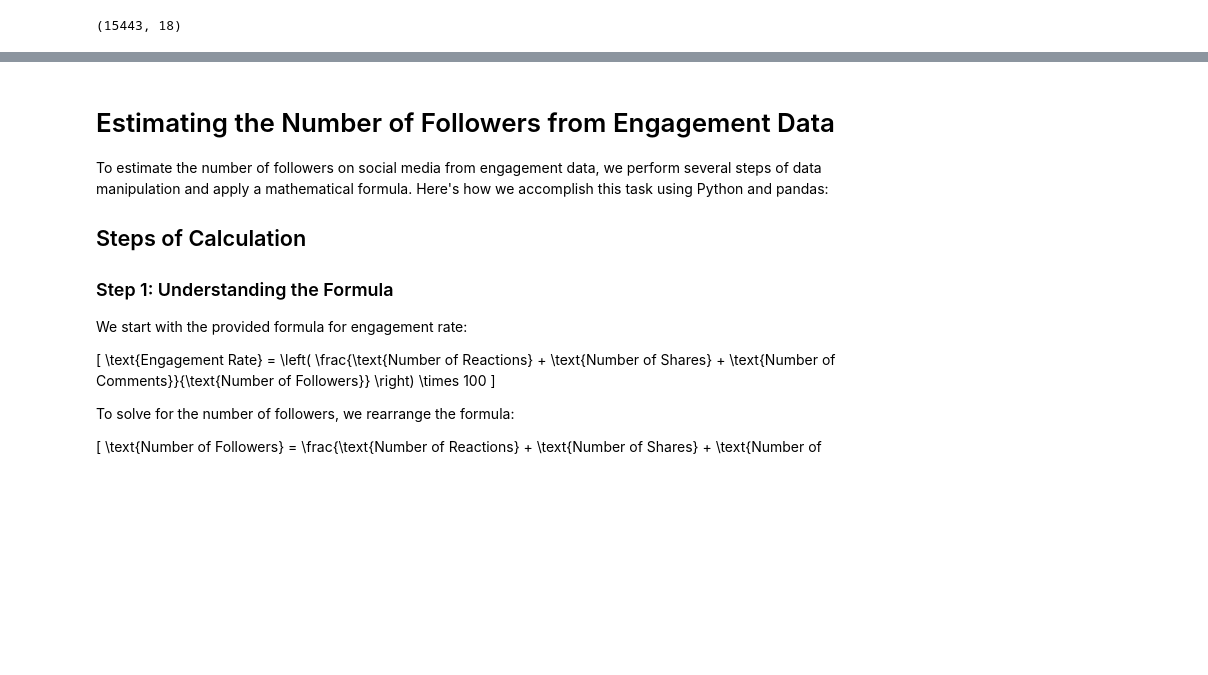
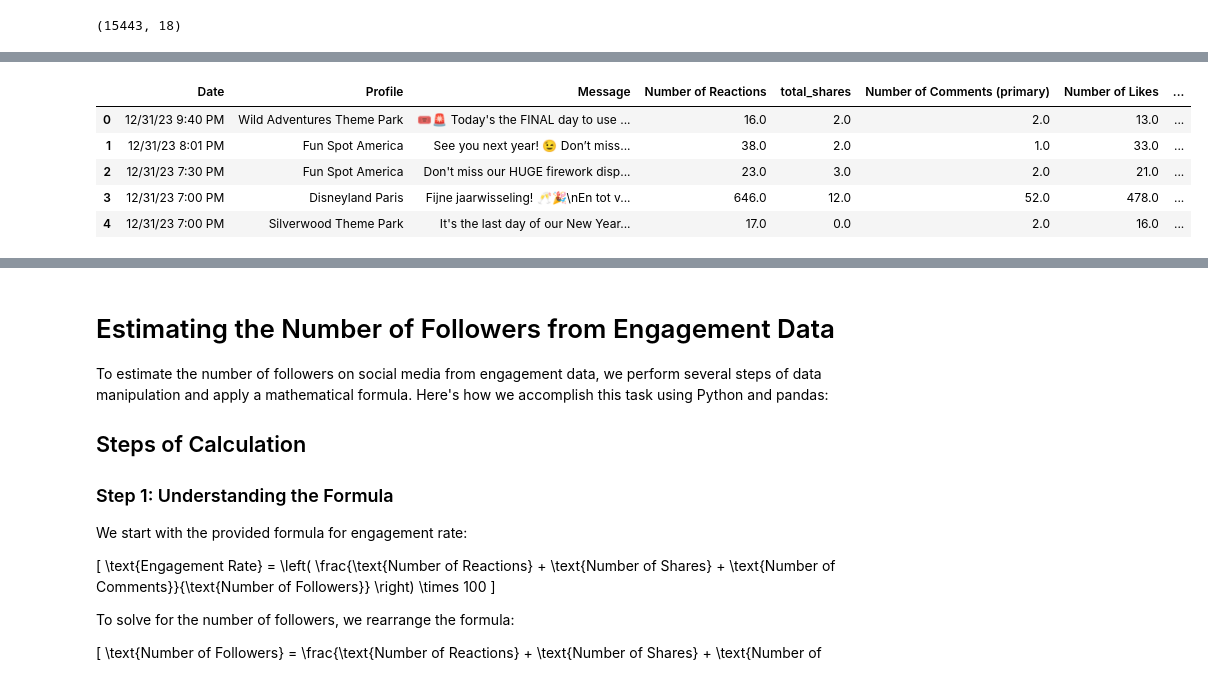
Before and after one commit to alvaarro/DigitalMarketingStrategy, a Jupyter notebook: test_features.ipynb, the cells around one changed output, grey strips where cells are left out. Cells and saved outputs as stored; diff of their text form; code cells hidden in the pictures; blank space fills up the shorter version.

```diff
--- a/test_features.ipynb
+++ b/test_features.ipynb
@@ -69,3 +88,23 @@ merged_df.head(5)
+# %%
+# Function to calculate the average excluding zeros, unless all values are zero
+def calculate_unweighted_average(row):
+    values = [row['Number of Reactions'], row['total_shares'], row['Number of Comments (primary)'], row['Number of Likes']]
+    # Remove zeros but only if not all values are zeros
+    filtered_values = [value for value in values if value != 0] or values
+    return np.mean(filtered_values)
+
+# Apply the function to each row in the DataFrame
+merged_df['Unweighted_Engagement_Score'] = merged_df.apply(calculate_unweighted_average, axis=1)
+
+# Display the first few rows to verify the changes
+merged_df[['Date', 'Profile', 'Message', 'Number of Reactions', 'total_shares', 'Number of Comments (primary)', 'Number of Likes', 'Unweighted_Engagement_Score']].head()
+# %% [output]
+|  | Date | Profile | Message | Number of Reactions | total_shares | Number of Comments (primary) | Number of Likes | ... |
+| 0 | 12/31/23 9:40 PM | Wild Adventures Theme Park | 🎟️🚨 Today's the FINAL day to use ... | 16.0 | 2.0 | 2.0 | 13.0 | ... |
+| 1 | 12/31/23 8:01 PM | Fun Spot America | See you next year! 😉 Don’t miss... | 38.0 | 2.0 | 1.0 | 33.0 | ... |
+| 2 | 12/31/23 7:30 PM | Fun Spot America | Don't miss our HUGE firework disp... | 23.0 | 3.0 | 2.0 | 21.0 | ... |
+| 3 | 12/31/23 7:00 PM | Disneyland Paris | Fijne jaarwisseling! 🥂🎉\nEn tot v... | 646.0 | 12.0 | 52.0 | 478.0 | ... |
+| 4 | 12/31/23 7:00 PM | Silverwood Theme Park | It's the last day of our New Year... | 17.0 | 0.0 | 2.0 | 16.0 | ... |
 # %%
 # sample_df = merged_df.sample(n=100, random_state=42)
 # sample_df.to_csv('sample.csv', index=False)
```
Also changed, not shown: parts of 19 cells of this notebook, 3 other files.
